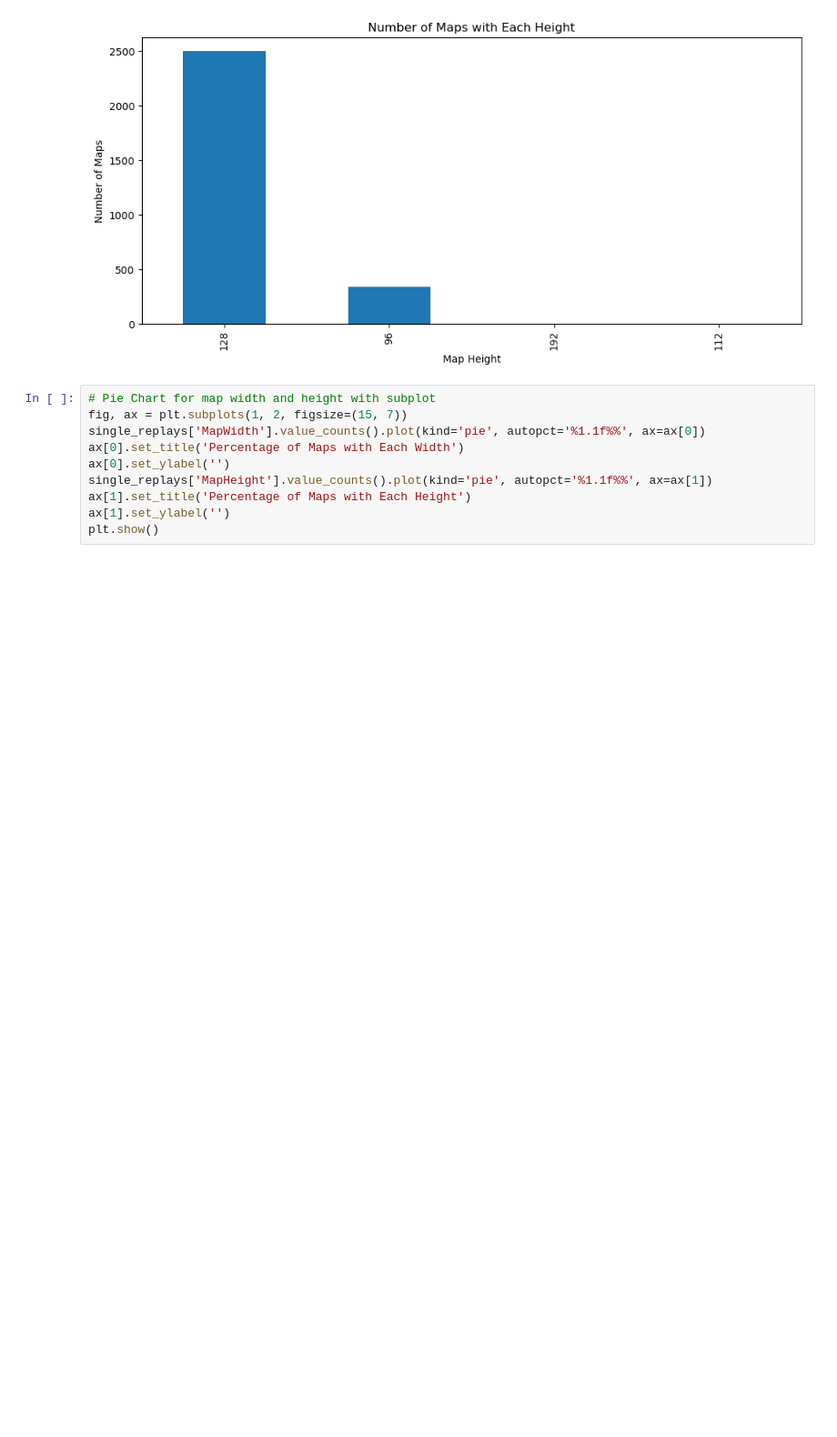
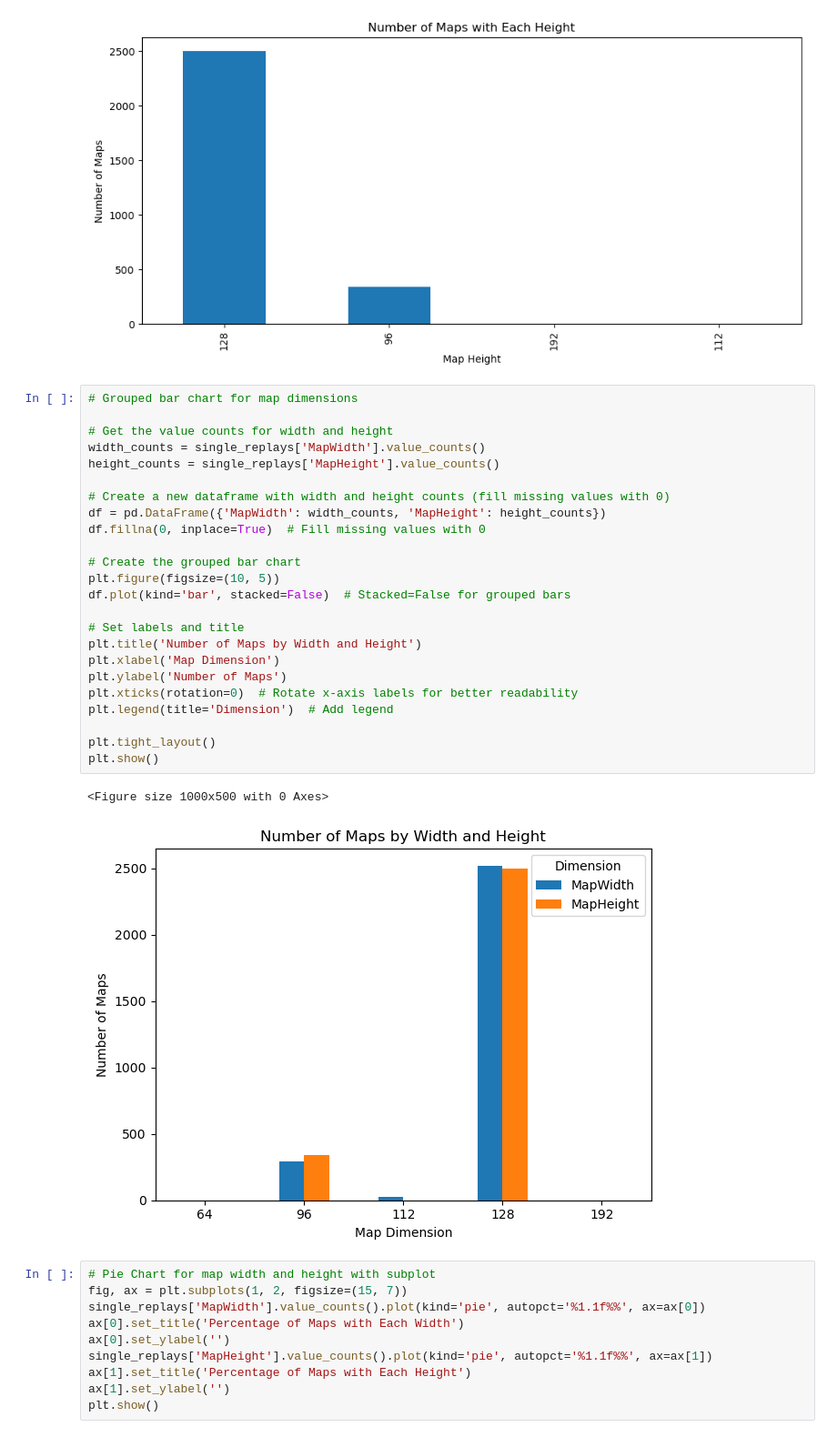
Before and after one commit to Abhinav-kk/StarCraft-Game-Outcome-Prediction, a Jupyter notebook: Project Notebooks/Dataset_Visualisation.ipynb, the cells around one changed output. Shown at 91% size. Cells and saved outputs as stored; diff of their text form; blank space fills up the shorter version.

```diff
--- a/Project Notebooks/Dataset_Visualisation.ipynb
+++ b/Project Notebooks/Dataset_Visualisation.ipynb
@@ -393,6 +393,33 @@ plt.show()
 # %% [output]
 [figure]
 [figure]
+# %%
+# Grouped bar chart for map dimensions
+
+# Get the value counts for width and height
+width_counts = single_replays['MapWidth'].value_counts()
+height_counts = single_replays['MapHeight'].value_counts()
+
+# Create a new dataframe with width and height counts (fill missing values with 0)
+df = pd.DataFrame({'MapWidth': width_counts, 'MapHeight': height_counts})
+df.fillna(0, inplace=True)  # Fill missing values with 0
+
+# Create the grouped bar chart
+plt.figure(figsize=(10, 5))
+df.plot(kind='bar', stacked=False)  # Stacked=False for grouped bars
+
+# Set labels and title
+plt.title('Number of Maps by Width and Height')
+plt.xlabel('Map Dimension')
+plt.ylabel('Number of Maps')
+plt.xticks(rotation=0)  # Rotate x-axis labels for better readability
+plt.legend(title='Dimension')  # Add legend
+
+plt.tight_layout()
+plt.show()
+# %% [output]
+<Figure size 1000x500 with 0 Axes>
+[figure, added]
 # %%
 # Pie Chart for map width and height with subplot
 fig, ax = plt.subplots(1, 2, figsize=(15, 7))
```
Also changed, not shown: parts of 4 cells of this notebook.
